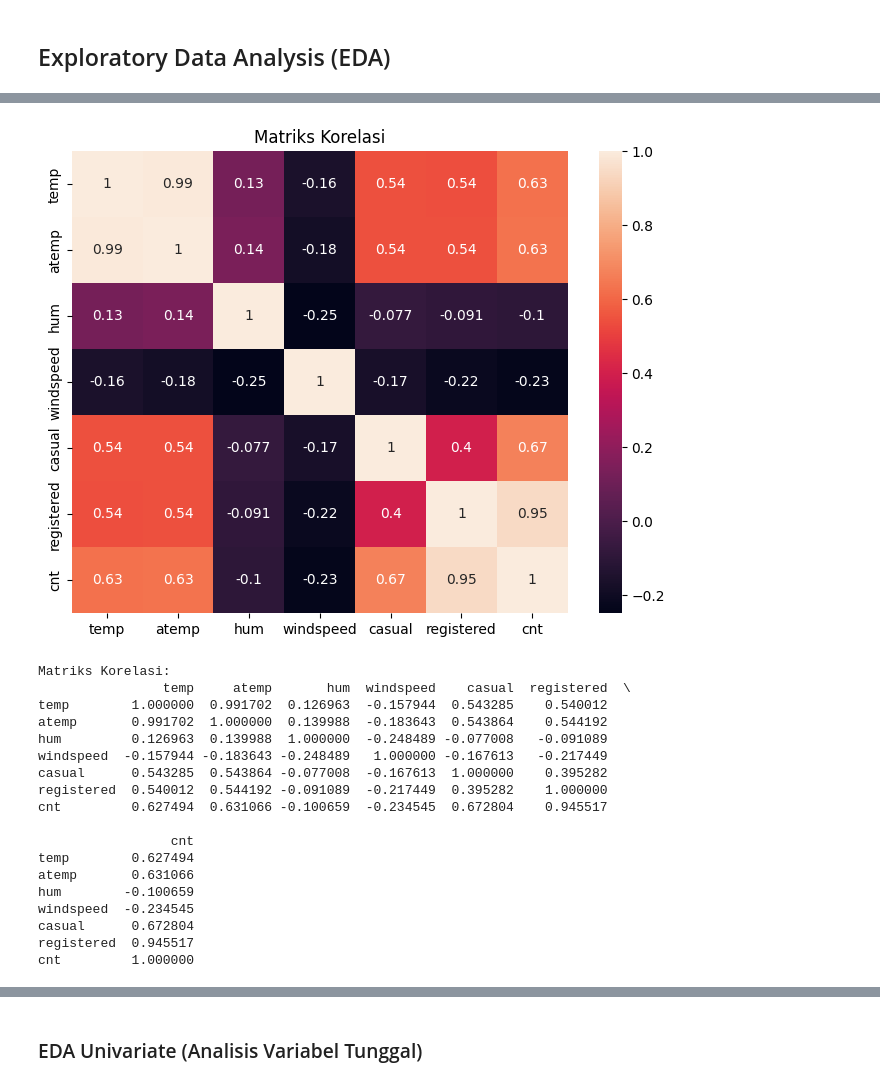
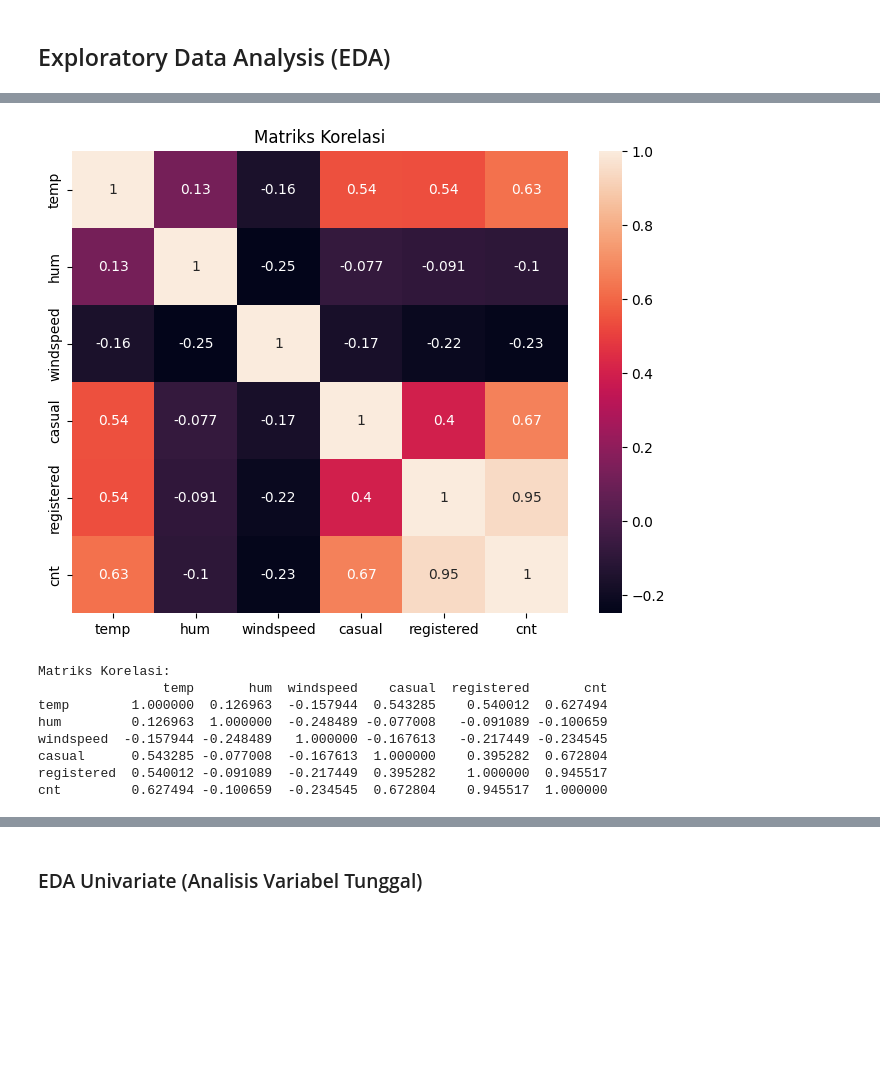
Before and after one commit to ridhoakfa/Bike-Sharing-Dashboard, a Jupyter notebook: notebook.ipynb, the cells around one changed output, grey strips where cells are left out. Saved outputs shown, nothing was run; the diff lists cells and outputs as text; code cells hidden in the pictures; blank space fills up the shorter version.

```diff
--- a/notebook.ipynb
+++ b/notebook.ipynb
@@ -492,34 +430,24 @@ Name: count, dtype: int64
 # %%
 # Korelasi antar variabel numerik
-corr_matrix = day_df[['temp', 'atemp', 'hum', 'windspeed', 'casual', 'registered', 'cnt']].corr()
+corr_matrix = day_df[['temp', 'hum', 'windspeed', 'casual', 'registered', 'cnt']].corr()
 
 plt.figure(figsize=(8,6))
 sns.heatmap(corr_matrix, annot=True)
 plt.title("Matriks Korelasi")
 plt.show()
 
 print("\nMatriks Korelasi:")
 print(corr_matrix)
 # %% [output]
-[figure, old version]
+[figure, new version]
 Matriks Korelasi:
-                temp     atemp       hum  windspeed    casual  registered  \
-temp        1.000000  0.991702  0.126963  -0.157944  0.543285    0.540012
-atemp       0.991702  1.000000  0.139988  -0.183643  0.543864    0.544192
-hum         0.126963  0.139988  1.000000  -0.248489 -0.077008   -0.091089
-windspeed  -0.157944 -0.183643 -0.248489   1.000000 -0.167613   -0.217449
-casual      0.543285  0.543864 -0.077008  -0.167613  1.000000    0.395282
-registered  0.540012  0.544192 -0.091089  -0.217449  0.395282    1.000000
-cnt         0.627494  0.631066 -0.100659  -0.234545  0.672804    0.945517
-
-                 cnt
-temp        0.627494
-atemp       0.631066
-hum        -0.100659
-windspeed  -0.234545
-casual      0.672804
-registered  0.945517
-cnt         1.000000
+                temp       hum  windspeed    casual  registered       cnt
+temp        1.000000  0.126963  -0.157944  0.543285    0.540012  0.627494
+hum         0.126963  1.000000  -0.248489 -0.077008   -0.091089 -0.100659
+windspeed  -0.157944 -0.248489   1.000000 -0.167613   -0.217449 -0.234545
+casual      0.543285 -0.077008  -0.167613  1.000000    0.395282  0.672804
+registered  0.540012 -0.091089  -0.217449  0.395282    1.000000  0.945517
+cnt         0.627494 -0.100659  -0.234545  0.672804    0.945517  1.000000
 # %% [markdown]
 **Insight:**
 
```
Also changed, not shown: parts of 10 cells of this notebook.
